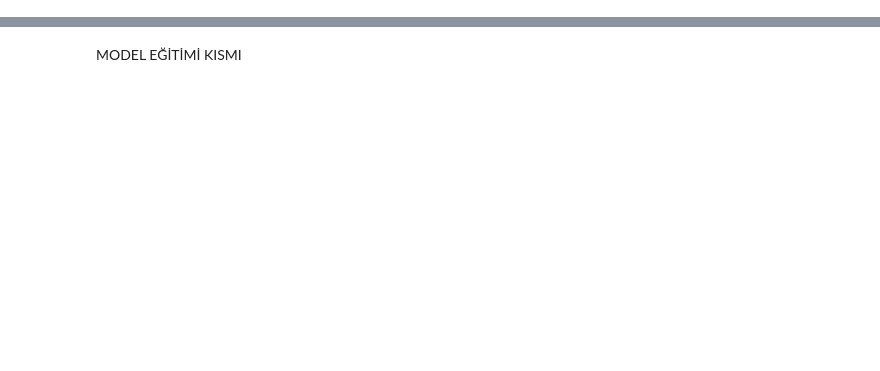
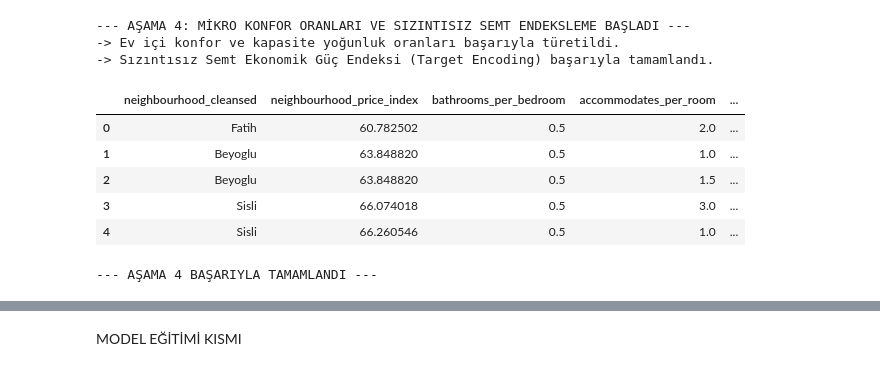
Before and after one commit to suleyolalan/AkilliSehir, a Jupyter notebook: notebooks/dataset_analys.ipynb, the cells around one changed output, grey strips where cells are left out. Saved outputs shown, nothing was run; the diff lists cells and outputs as text; code cells hidden in the pictures; blank space fills up the shorter version.

```diff
--- a/notebooks/dataset_analys.ipynb
+++ b/notebooks/dataset_analys.ipynb
@@ -360,0 +201,44 @@ Toplam Özellik Sayısı: 57
+# %%
+import numpy as np
+import pandas as pd
+from sklearn.model_selection import KFold
+
+print("--- AŞAMA 4: MİKRO KONFOR ORANLARI VE SIZINTISIZ SEMT ENDEKSLEME BAŞLADI ---")
+
+# ==========================================
+# 1. KISIM: MİKRO KONFOR VE YOĞUNLUK ORANLARI (KOMBİNASYONLAR)
+# ==========================================
+df_clean['bathrooms_per_bedroom'] = df_clean['bathrooms'] / (df_clean['bedrooms'] + 1)
+df_clean['accommodates_per_room'] = df_clean['accommodates'] / (df_clean['bedrooms'] + 1)
+df_clean['beds_per_bedroom'] = df_clean['beds'] / (df_clean['bedrooms'] + 1)
+
+print("-> Ev içi konfor ve kapasite yoğunluk oranları başarıyla türetildi.")
+
+
+# ==========================================
+# 2. KISIM: SIZINTISIZ K-FOLD TARGET ENCODING (Semt Fiyat Endeksi)
+# ==========================================
+df_clean['neighbourhood_price_index'] = np.nan
+kf = KFold(n_splits=5, shuffle=True, random_state=42)
+
+for train_idx, val_idx in kf.split(df_clean):
+    train_fold = df_clean.iloc[train_idx]
+    means = train_fold.groupby('neighbourhood_cleansed')['price_usd'].mean()
+    df_clean.iloc[val_idx, df_clean.columns.get_loc('neighbourhood_price_index')] = df_clean.iloc[val_idx]['neighbourhood_cleansed'].map(means)
+
+df_clean['neighbourhood_price_index'] = df_clean['neighbourhood_price_index'].fillna(df_clean['price_usd'].median())
+
+print("-> Sızıntısız Semt Ekonomik Güç Endeksi (Target Encoding) başarıyla tamamlandı.")
+display(df_clean[['neighbourhood_cleansed', 'neighbourhood_price_index', 'bathrooms_per_bedroom', 'accommodates_per_room', 'beds_per_bedroom']].head())
+print("--- AŞAMA 4 BAŞARIYLA TAMAMLANDI ---")
+# %% [output]
+--- AŞAMA 4: MİKRO KONFOR ORANLARI VE SIZINTISIZ SEMT ENDEKSLEME BAŞLADI ---
+-> Ev içi konfor ve kapasite yoğunluk oranları başarıyla türetildi.
+-> Sızıntısız Semt Ekonomik Güç Endeksi (Target Encoding) başarıyla tamamlandı.
+|  | neighbourhood_cleansed | neighbourhood_price_index | bathrooms_per_bedroom | accommodates_per_room | ... |
+| 0 | Fatih | 60.782502 | 0.5 | 2.0 | ... |
+| 1 | Beyoglu | 63.848820 | 0.5 | 1.0 | ... |
+| 2 | Beyoglu | 63.848820 | 0.5 | 1.5 | ... |
+| 3 | Sisli | 66.074018 | 0.5 | 3.0 | ... |
+| 4 | Sisli | 66.260546 | 0.5 | 1.0 | ... |
+--- AŞAMA 4 BAŞARIYLA TAMAMLANDI ---
```
Also changed, not shown: parts of 44 cells of this notebook.
